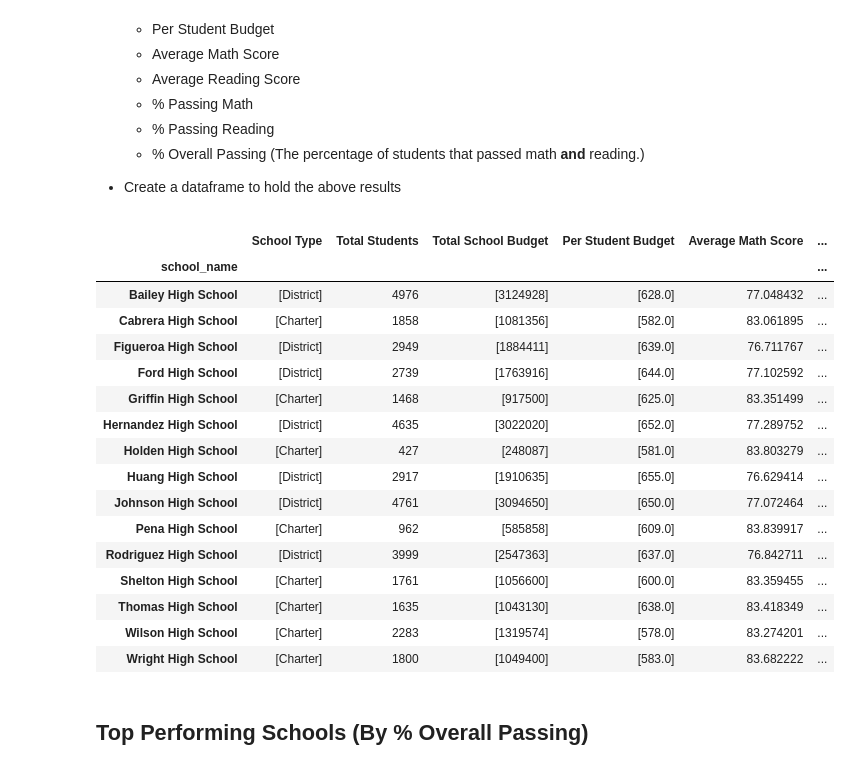
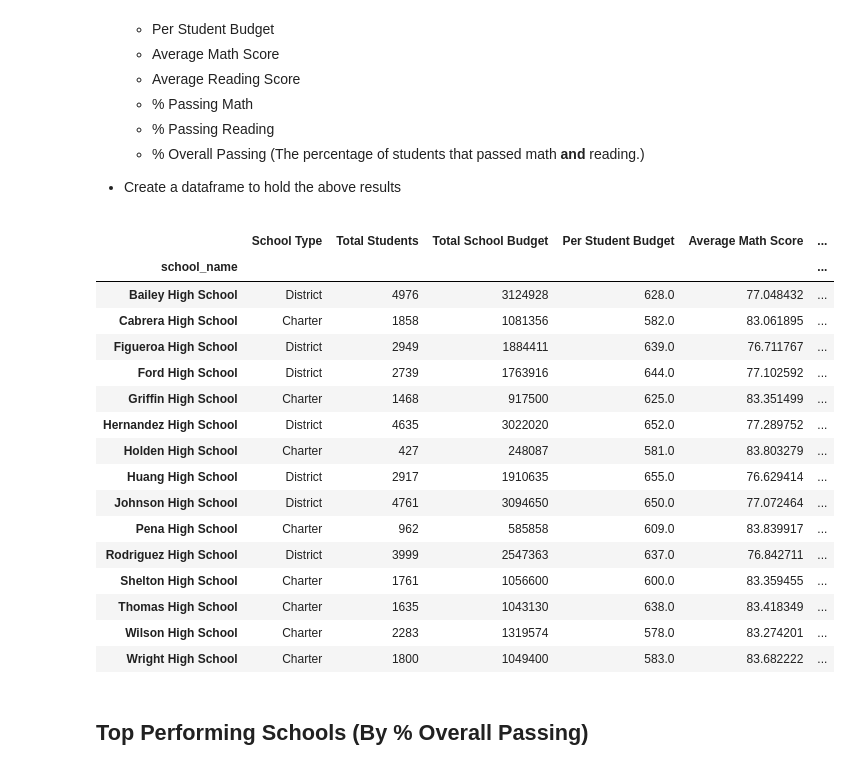
Before and after one commit to littleprincecurry/pandas-challenge, a Jupyter notebook: PyCitySchools/PyCitySchools_starter.ipynb, the cells around one changed output. Cells and saved outputs as stored; diff of their text form; code cells hidden in the pictures.

Commit message:
finished creating all dataframes

```diff
--- a/PyCitySchools/PyCitySchools_starter.ipynb
+++ b/PyCitySchools/PyCitySchools_starter.ipynb
@@ -92,52 +92,55 @@ students_per_school = school_group['Student ID'].count()
 type_school = school_group['type'].unique()
 budget_per_school = school_group['budget'].unique()
 per_student_budget = budget_per_school / students_per_school
 school_avg_math = school_group['math_score'].mean()
 school_avg_reading = school_group['reading_score'].mean()
 def passing_student(series):
   return len([x for x in series if x >= 70])
 pass_reading = school_group['reading_score'].apply(passing_student)
-pct_pass_reading = pass_reading / students_per_school
+pct_pass_reading = pass_reading / students_per_school * 100
 
 pass_math = school_group['math_score'].apply(passing_student)
-pct_pass_math = pass_math / students_per_school
+pct_pass_math = pass_math / students_per_school * 100
 
 school_data_complete.loc[(school_data_complete['math_score'] >= 70) & (school_data_complete['reading_score'] >= 70),'Pass Both Subjects'] = 'Yes'
 
-pct_passing_both = school_group['Pass Both Subjects'].count() / students_per_school
+pct_passing_both = school_group['Pass Both Subjects'].count() / students_per_school *100
 school_summary = pd.DataFrame(
     {
         'School Type': type_school,
         'Total Students': students_per_school,
         'Total School Budget': budget_per_school,
         'Per Student Budget': per_student_budget,
         'Average Math Score': school_avg_math,
         'Average Reading Score': school_avg_reading,
         '% Passing Math': pct_pass_math,
         '% Pass Reading': pct_pass_reading,
         '% Overall Passing': pct_passing_both
 
     })
+school_summary['Total School Budget'] = school_summary['Total School Budget'].str[0]
+school_summary['Per Student Budget'] = school_summary['Per Student Budget'].str[0]
 
-school_summary
+school_summary['School Type'] = school_summary['School Type'].str.join(', ')
+school_summary_formatted = school_summary
 # %% [output]
 |  | School Type | Total Students | Total School Budget | Per Student Budget | Average Math Score | ... |
 | school_name |  |  |  |  |  | ... |
-| Bailey High School | [District] | 4976 | [3124928] | [628.0] | 77.048432 | ... |
-| Cabrera High School | [Charter] | 1858 | [1081356] | [582.0] | 83.061895 | ... |
-| Figueroa High School | [District] | 2949 | [1884411] | [639.0] | 76.711767 | ... |
-| Ford High School | [District] | 2739 | [1763916] | [644.0] | 77.102592 | ... |
-| Griffin High School | [Charter] | 1468 | [917500] | [625.0] | 83.351499 | ... |
-| Hernandez High School | [District] | 4635 | [3022020] | [652.0] | 77.289752 | ... |
-| Holden High School | [Charter] | 427 | [248087] | [581.0] | 83.803279 | ... |
-| Huang High School | [District] | 2917 | [1910635] | [655.0] | 76.629414 | ... |
-| Johnson High School | [District] | 4761 | [3094650] | [650.0] | 77.072464 | ... |
-| Pena High School | [Charter] | 962 | [585858] | [609.0] | 83.839917 | ... |
-| Rodriguez High School | [District] | 3999 | [2547363] | [637.0] | 76.842711 | ... |
-| Shelton High School | [Charter] | 1761 | [1056600] | [600.0] | 83.359455 | ... |
-| Thomas High School | [Charter] | 1635 | [1043130] | [638.0] | 83.418349 | ... |
-| Wilson High School | [Charter] | 2283 | [1319574] | [578.0] | 83.274201 | ... |
-| Wright High School | [Charter] | 1800 | [1049400] | [583.0] | 83.682222 | ... |
+| Bailey High School | District | 4976 | 3124928 | 628.0 | 77.048432 | ... |
+| Cabrera High School | Charter | 1858 | 1081356 | 582.0 | 83.061895 | ... |
+| Figueroa High School | District | 2949 | 1884411 | 639.0 | 76.711767 | ... |
+| Ford High School | District | 2739 | 1763916 | 644.0 | 77.102592 | ... |
+| Griffin High School | Charter | 1468 | 917500 | 625.0 | 83.351499 | ... |
+| Hernandez High School | District | 4635 | 3022020 | 652.0 | 77.289752 | ... |
+| Holden High School | Charter | 427 | 248087 | 581.0 | 83.803279 | ... |
+| Huang High School | District | 2917 | 1910635 | 655.0 | 76.629414 | ... |
+| Johnson High School | District | 4761 | 3094650 | 650.0 | 77.072464 | ... |
+| Pena High School | Charter | 962 | 585858 | 609.0 | 83.839917 | ... |
+| Rodriguez High School | District | 3999 | 2547363 | 637.0 | 76.842711 | ... |
+| Shelton High School | Charter | 1761 | 1056600 | 600.0 | 83.359455 | ... |
+| Thomas High School | Charter | 1635 | 1043130 | 638.0 | 83.418349 | ... |
+| Wilson High School | Charter | 2283 | 1319574 | 578.0 | 83.274201 | ... |
+| Wright High School | Charter | 1800 | 1049400 | 583.0 | 83.682222 | ... |
 # %% [markdown]
 ## Top Performing Schools (By % Overall Passing)
 # %% [markdown]
```
Also changed, not shown: parts of 10 cells of this notebook.
